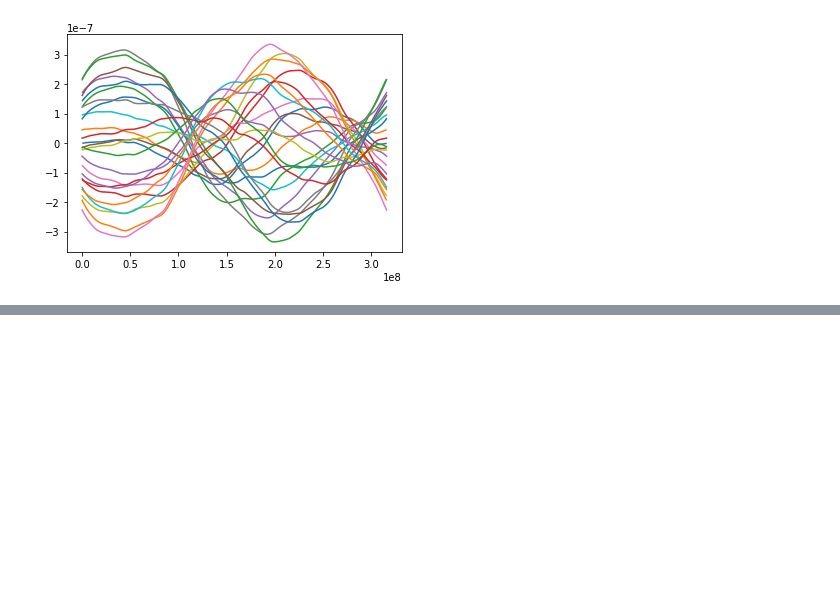
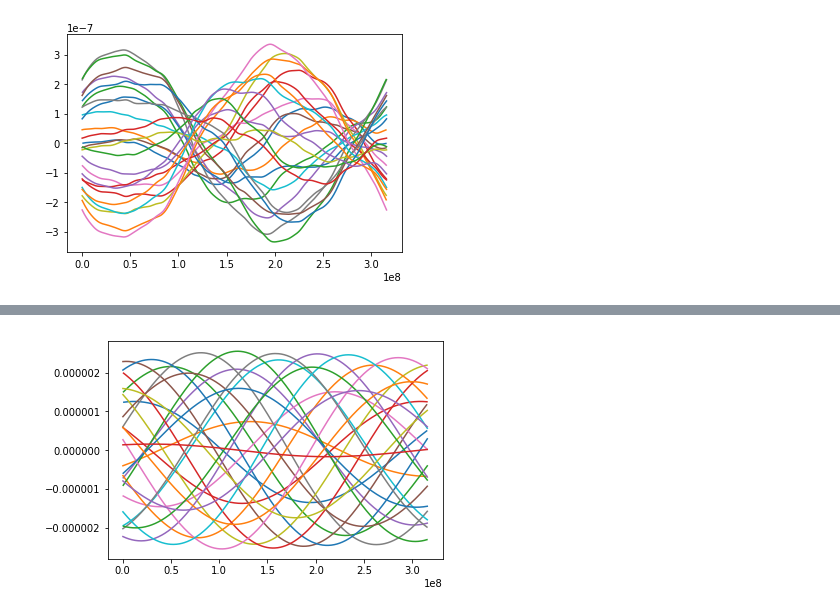
Before and after one commit to mfalxa/fakepta, a Jupyter notebook: examples/tutorial.ipynb, the cells around one changed output, grey strips where cells are left out. Saved outputs shown, nothing was run; the diff lists cells and outputs as text; code cells hidden in the pictures; blank space fills up the shorter version.

```diff
--- a/examples/tutorial.ipynb
+++ b/examples/tutorial.ipynb
@@ -183,0 +186,13 @@ plt.show()
+# %%
+params = {}
+params['log10_h'] = -13.5
+params['costheta'] = 0.12
+params['phi'] = 3.2
+params['cosinc'] = 0.3
+params['phase0'] = 1.6
+params['psi'] = 1.2
+params['log10_mc'] = 9.2
+params['log10_fgw'] = -8.3
+
+for psr in psrs:
+    psr.add_cgw(**params, psrterm=True)
@@ -183,0 +209,14 @@ plt.show()
+# %%
+from fakepta.ephemerids import Ephemerids
+
+ephem = Ephemerids()
+jup_mass = ephem.planets['jupiter']['mass']
+
+for psr in psrs:
+    psr.make_ideal()
+    psr.residuals += ephem.roemer_delay(psr.toas, psr.pos, 'jupiter', d_mass=1e-6*jup_mass)
+    plt.plot(psr.toas, psr.residuals)
+
+plt.show()
+# %% [output]
+[figure, added]
```
Also changed, not shown: parts of 4 cells of this notebook, 1 other file.
